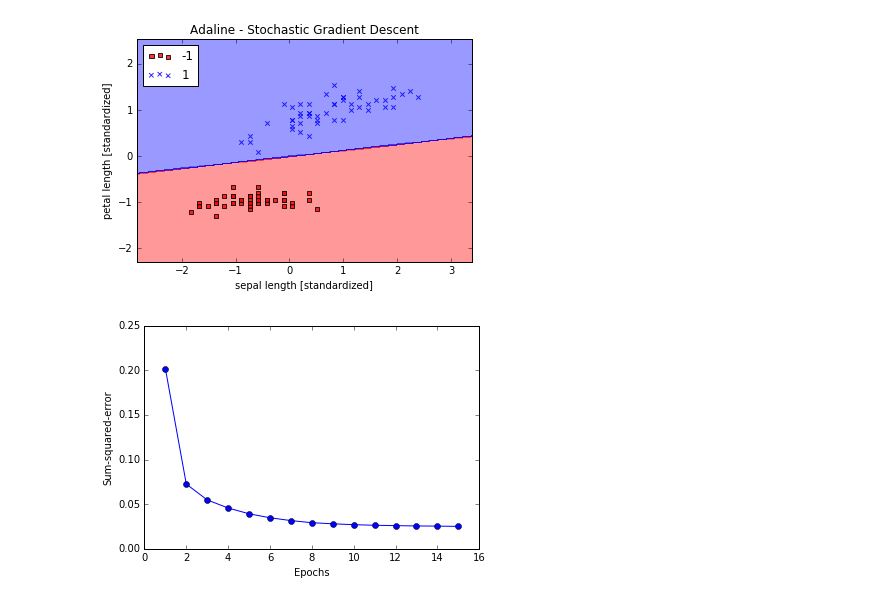
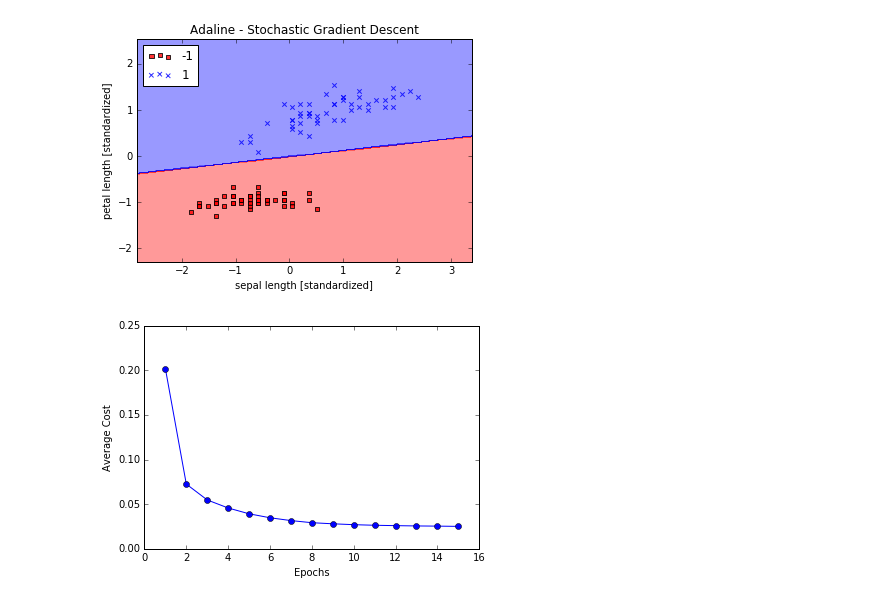
Before and after one commit to Tdual/PythonML, a Jupyter notebook: ADALINE.ipynb, the cells around one changed output. Cells and saved outputs as stored; diff of their text form; code cells hidden in the pictures.

```diff
--- a/ADALINE.ipynb
+++ b/ADALINE.ipynb
@@ -202,9 +202,9 @@ plt.show()
 # %%
 
 plt.plot(range(1,len(ada.cost_)+1), ada.cost_, marker="o")
 plt.xlabel("Epochs")
-plt.ylabel("Sum-squared-error")
+plt.ylabel("Average Cost")
 
 plt.show()
 # %% [output]
-[figure, old version]
+[figure, new version]
```
